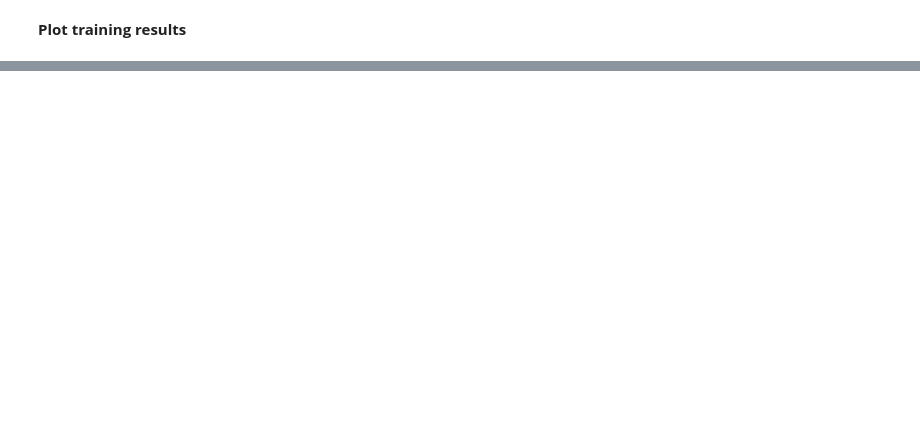
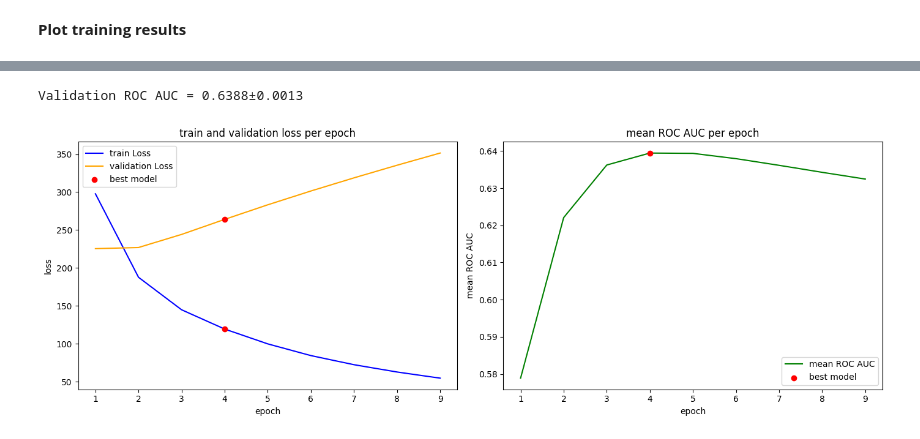
Before and after one commit to Tschoui/few_shot_feature_propagation, a Jupyter notebook: feature propagation/feature_propagation.ipynb, the cells around one changed output, grey strips where cells are left out. Cells and saved outputs as stored; diff of their text form; code cells hidden in the pictures; blank space fills up the shorter version.

```diff
--- a/feature propagation/feature_propagation.ipynb
+++ b/feature propagation/feature_propagation.ipynb
@@ -423,0 +445,19 @@ plot_training_results(train_losses_per_epoch, val_losses_per_epoch, mean_roc_auc
+# %%
+%%time
+val_aucs = []
+for _ in range(10):
+    train_losses_per_epoch, val_losses_per_epoch, mean_roc_aucs_per_epoch, best_epoch = train_all_tasks(
+        model,
+        toxcast_features,
+        toxcast_labels_val,
+        val_tasks_indices,
+        num_epochs=100,
+        learning_rate=1e-2,
+        patience=5,
+        k=256,
+        alpha=0,
+        diffusion_k=1,
+        propagate_features=False
+    )
+
+    val_aucs.append(mean_roc_aucs_per_epoch[best_epoch])
@@ -423,0 +482,12 @@ plot_training_results(train_losses_per_epoch, val_losses_per_epoch, mean_roc_auc
+# %%
+val_aucs = np.array(val_aucs)
+print(f'Validation ROC AUC = {np.mean(val_aucs):.4f}±{np.std(val_aucs):.4f}')
+# %% [output]
+Validation ROC AUC = 0.6388±0.0013
+# %%
+plot_training_results(train_losses_per_epoch,
+                      val_losses_per_epoch,
+                      mean_roc_aucs_per_epoch,
+                      best_epoch)
+# %% [output]
+[figure, added]
```
Also changed, not shown: parts of 8 cells of this notebook, 1 other file.
